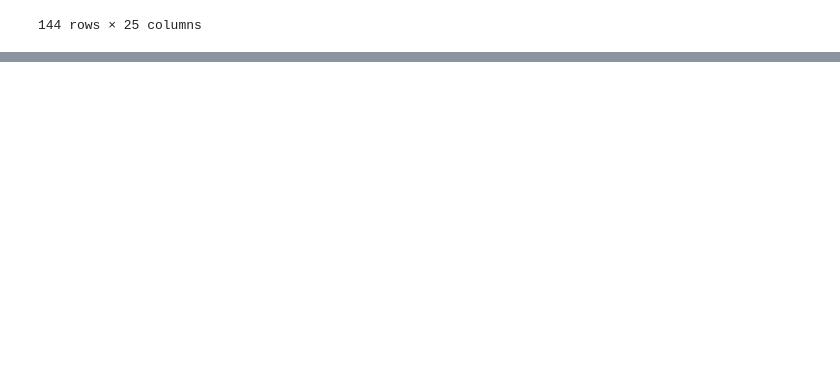
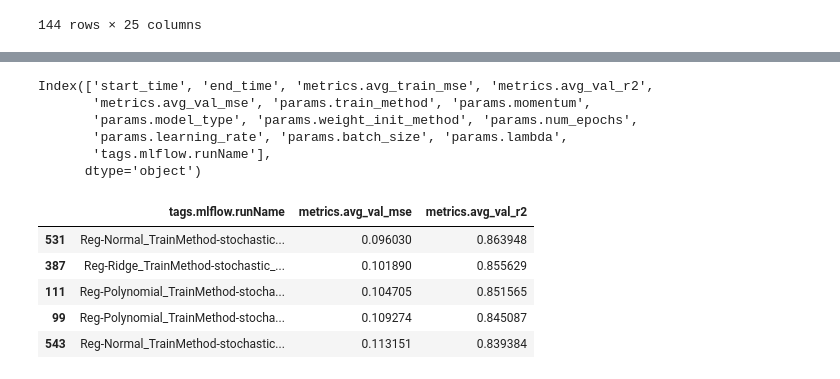
Before and after one commit to Phyke/AT82.03-ML-Car-Price-Prediction, a Jupyter notebook: Prombot_st125923_A2.ipynb, the cells around one changed output, grey strips where cells are left out. Drawn from its saved outputs; the diff is of its cells as text; code cells hidden in the pictures; blank space fills up the shorter version.

Commit message:
Training final model

```diff
--- a/Prombot_st125923_A2.ipynb
+++ b/Prombot_st125923_A2.ipynb
@@ -677,3 +677,6 @@ runs[runs["tags.mlflow.parentRunId"].isna()]
 | 571 | 25bafefc63a24461bb488104d674e437 | 769694705593400528 | FINISHED | mlflow-artifacts:/769694705593400... | 2025-09-10 09:49:03.496000+00:00 | 2025-09-10 09:50:20.706000+00:00 | NaN | ... |
 | 575 | 13e082e0fa874dbc87948bb105bc8813 | 769694705593400528 | FINISHED | mlflow-artifacts:/769694705593400... | 2025-09-10 09:48:40.555000+00:00 | 2025-09-10 09:49:03.466000+00:00 | NaN | ... |
 144 rows × 25 columns
+# %%
+run_df = pd.read_csv("mlflow_runs.csv")
+run_df[run_df["tags.mlflow.parentRunId"].isna()]
@@ -679,0 +697,24 @@ runs[runs["tags.mlflow.parentRunId"].isna()]
+# %%
+params_runs_results = run_df[run_df["tags.mlflow.parentRunId"].isna()].drop(
+    columns=[
+        "tags.mlflow.parentRunId",
+        "metrics.train_loss",
+        "metrics.val_loss",
+        "metrics.val_r2",
+        "tags.mlflow.source.name",
+        "tags.mlflow.source.type",
+        "tags.mlflow.user",
+        "status",
+        "experiment_id",
+        "run_id",
+        "artifact_uri",
+    ],
+)
+params_runs_results.columns
+# %% [output]
+Index(['start_time', 'end_time', 'metrics.avg_train_mse', 'metrics.avg_val_r2',
+       'metrics.avg_val_mse', 'params.train_method', 'params.momentum',
+       'params.model_type', 'params.weight_init_method', 'params.num_epochs',
+       'params.learning_rate', 'params.batch_size', 'params.lambda',
+       'tags.mlflow.runName'],
+      dtype='object')
@@ -679,0 +723,14 @@ runs[runs["tags.mlflow.parentRunId"].isna()]
+# %%
+top5_r2 = params_runs_results.nlargest(5, "metrics.avg_val_r2")
+top5_min_valmse = params_runs_results.nsmallest(5, "metrics.avg_val_mse")
+top5_r2_df = params_runs_results.loc[top5_r2.index]
+top5_min_valmse_df = params_runs_results.loc[top5_min_valmse.index]
+# %%
+top5_min_valmse_df[["tags.mlflow.runName", "metrics.avg_val_mse", "metrics.avg_val_r2"]]
+# %% [output]
+|  | tags.mlflow.runName | metrics.avg_val_mse | metrics.avg_val_r2 |
+| 531 | Reg-Normal_TrainMethod-stochastic... | 0.096030 | 0.863948 |
+| 387 | Reg-Ridge_TrainMethod-stochastic_... | 0.101890 | 0.855629 |
+| 111 | Reg-Polynomial_TrainMethod-stocha... | 0.104705 | 0.851565 |
+| 99 | Reg-Polynomial_TrainMethod-stocha... | 0.109274 | 0.845087 |
+| 543 | Reg-Normal_TrainMethod-stochastic... | 0.113151 | 0.839384 |
```
Also changed, not shown: parts of 10 cells of this notebook.
